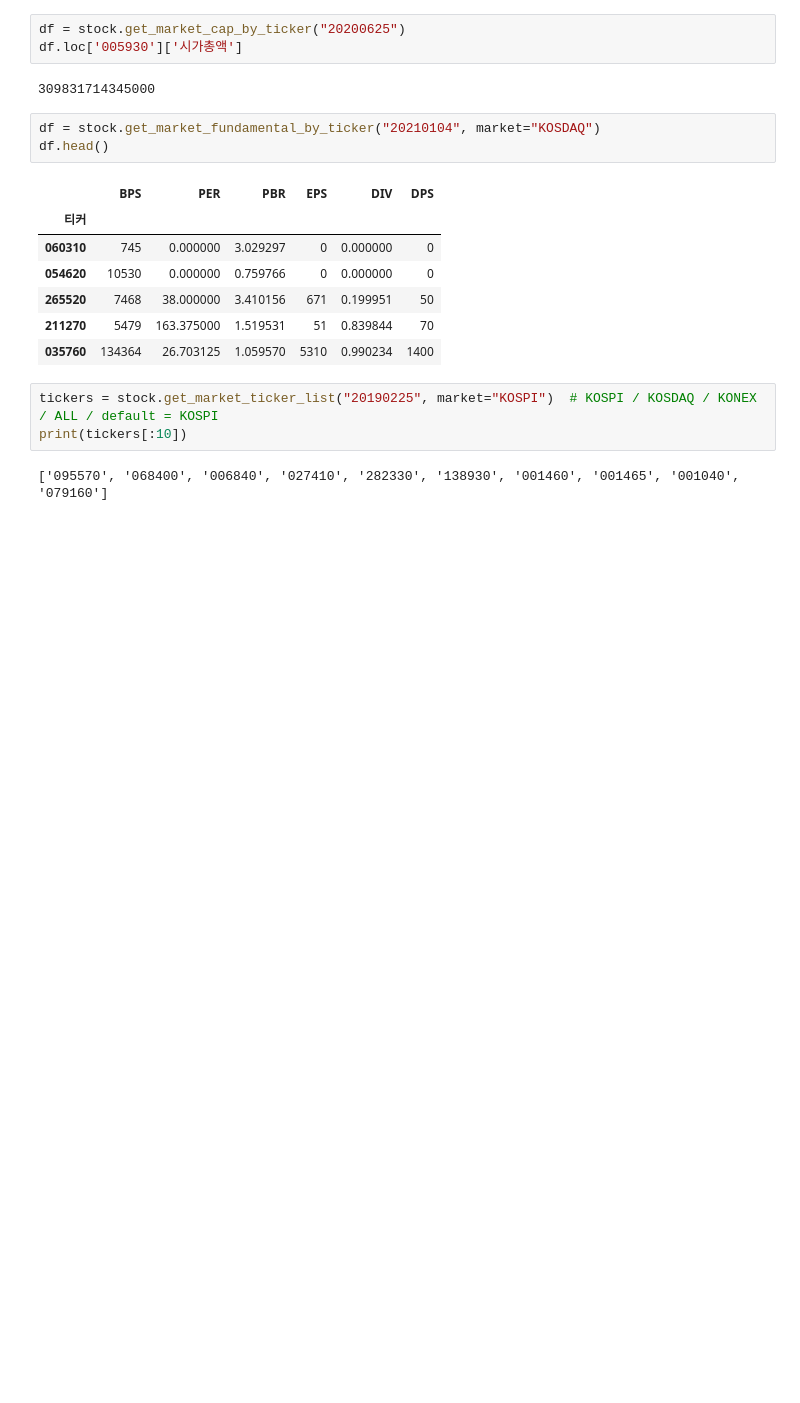
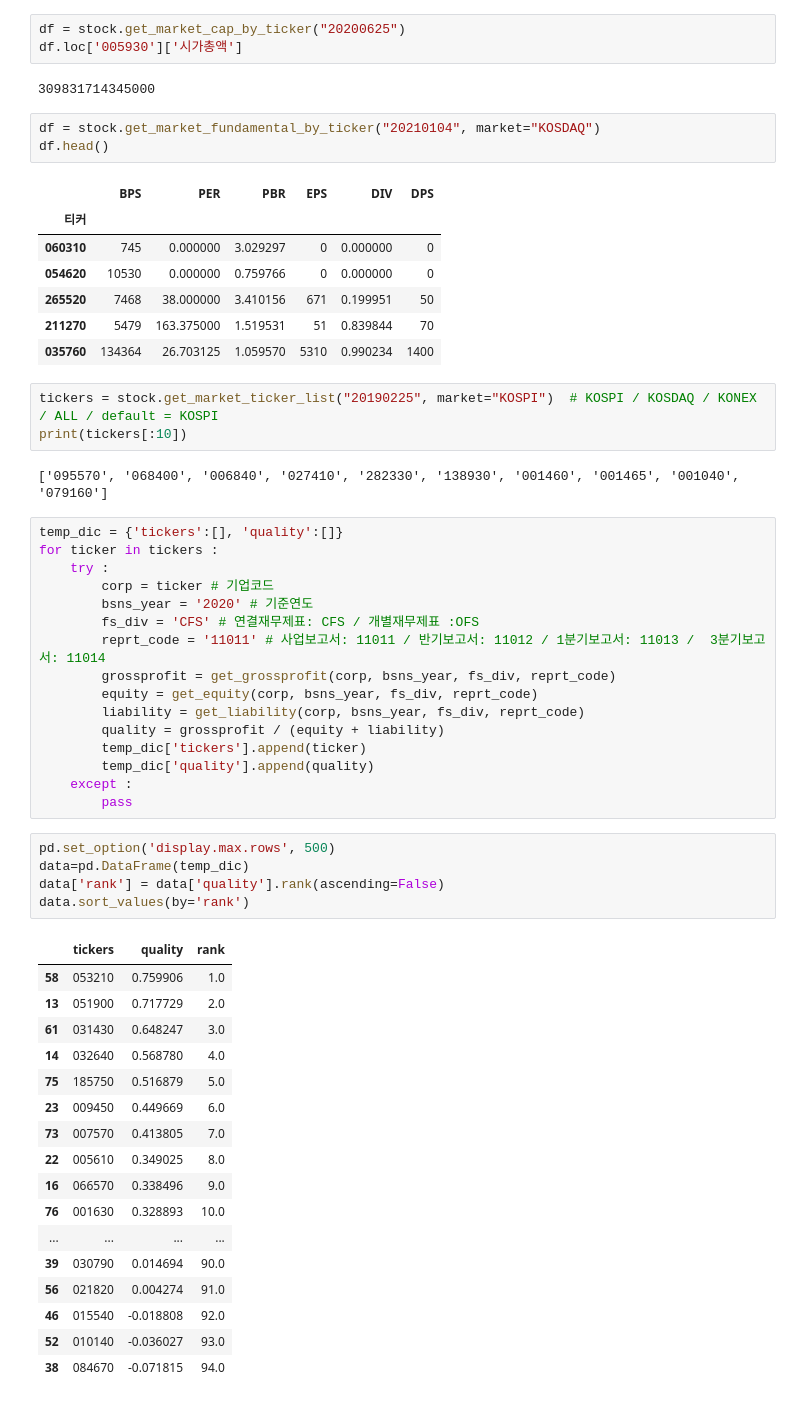
Before and after one commit to ajcltm/BackTesting, a Jupyter notebook: opendart&pykrx(7.14).ipynb, the cells around one changed output. Cells and saved outputs as stored; diff of their text form; blank space fills up the shorter version.

```diff
--- a/opendart&pykrx(7.14).ipynb
+++ b/opendart&pykrx(7.14).ipynb
@@ -92,3 +92,42 @@ tickers = stock.get_market_ticker_list("20190225", market="KOSPI")  # KOSPI / KO
 print(tickers[:10])
 # %% [output]
 ['095570', '068400', '006840', '027410', '282330', '138930', '001460', '001465', '001040', '079160']
+# %%
+temp_dic = {'tickers':[], 'quality':[]}
+for ticker in tickers :
+    try :
+        corp = ticker # 기업코드
+        bsns_year = '2020' # 기준연도
+        fs_div = 'CFS' # 연결재무제표: CFS / 개별재무제표 :OFS
+        reprt_code = '11011' # 사업보고서: 11011 / 반기보고서: 11012 / 1분기보고서: 11013 /  3분기보고서: 11014
+        grossprofit = get_grossprofit(corp, bsns_year, fs_div, reprt_code)
+        equity = get_equity(corp, bsns_year, fs_div, reprt_code)
+        liability = get_liability(corp, bsns_year, fs_div, reprt_code)
+        quality = grossprofit / (equity + liability)
+        temp_dic['tickers'].append(ticker)
+        temp_dic['quality'].append(quality)
+    except :
+        pass
+# %%
+pd.set_option('display.max.rows', 500)
+data=pd.DataFrame(temp_dic)
+data['rank'] = data['quality'].rank(ascending=False)
+data.sort_values(by='rank')
+# %% [output]
+|  | tickers | quality | rank |
+| 58 | 053210 | 0.759906 | 1.0 |
+| 13 | 051900 | 0.717729 | 2.0 |
+| 61 | 031430 | 0.648247 | 3.0 |
+| 14 | 032640 | 0.568780 | 4.0 |
+| 75 | 185750 | 0.516879 | 5.0 |
+| 23 | 009450 | 0.449669 | 6.0 |
+| 73 | 007570 | 0.413805 | 7.0 |
+| 22 | 005610 | 0.349025 | 8.0 |
+| 16 | 066570 | 0.338496 | 9.0 |
+| 76 | 001630 | 0.328893 | 10.0 |
+| ... | ... | ... | ... |
+| 39 | 030790 | 0.014694 | 90.0 |
+| 56 | 021820 | 0.004274 | 91.0 |
+| 46 | 015540 | -0.018808 | 92.0 |
+| 52 | 010140 | -0.036027 | 93.0 |
+| 38 | 084670 | -0.071815 | 94.0 |
```
Also changed, not shown: parts of 1 cell of this notebook, 6 other files.
